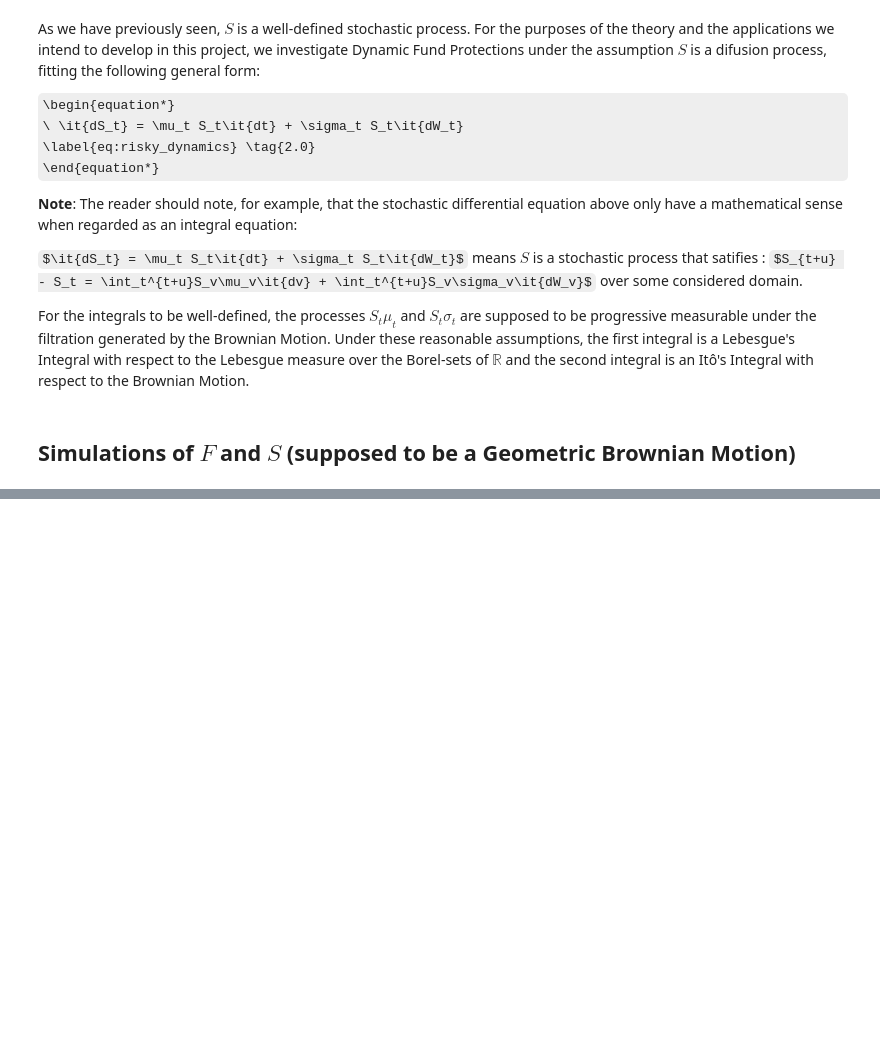
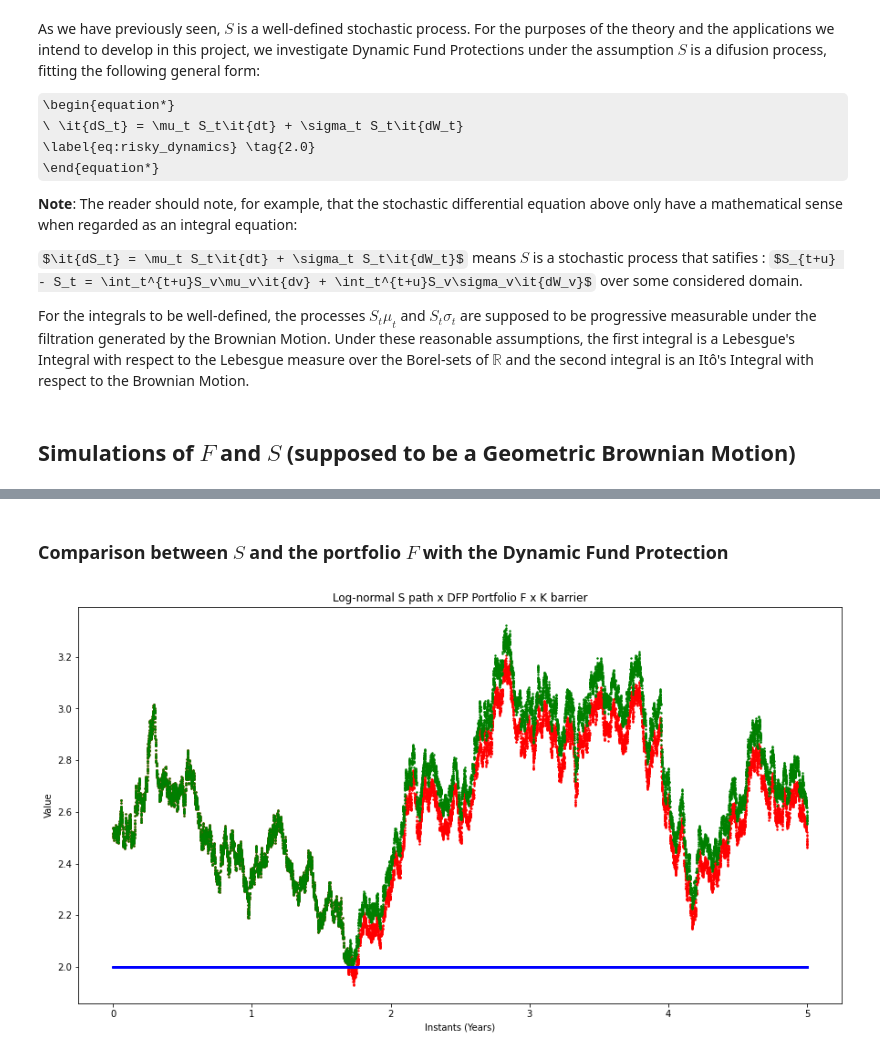
Before and after one commit to victor-felipegontijo/Dynamic-Fund-Protection, a Jupyter notebook: Dynamic_Fund_Protection.ipynb, the cells around one changed output, grey strips where cells are left out. Saved outputs shown, nothing was run; the diff lists cells and outputs as text; code cells hidden in the pictures; some formulas as TeX source; blank space fills up the shorter version.

```diff
--- a/Dynamic_Fund_Protection.ipynb
+++ b/Dynamic_Fund_Protection.ipynb
@@ -105,0 +176,6 @@ For the integrals to be well-defined, the processes $S_t\mu_t$ and $S_t\sigma_t$
+# %% [markdown]
+### Comparison between $S$ and the portfolio $F$ with the Dynamic Fund Protection
+# %%
+plot_superimpose('Log-normal S path x DFP Portfolio F x K barrier', 'Log-normal S path x DFP Portfolio F x K barrier', S , F, K_floor, dt)
+# %% [output]
+[figure, added]
```
Also changed, not shown: parts of 16 cells of this notebook, 2 other files.
